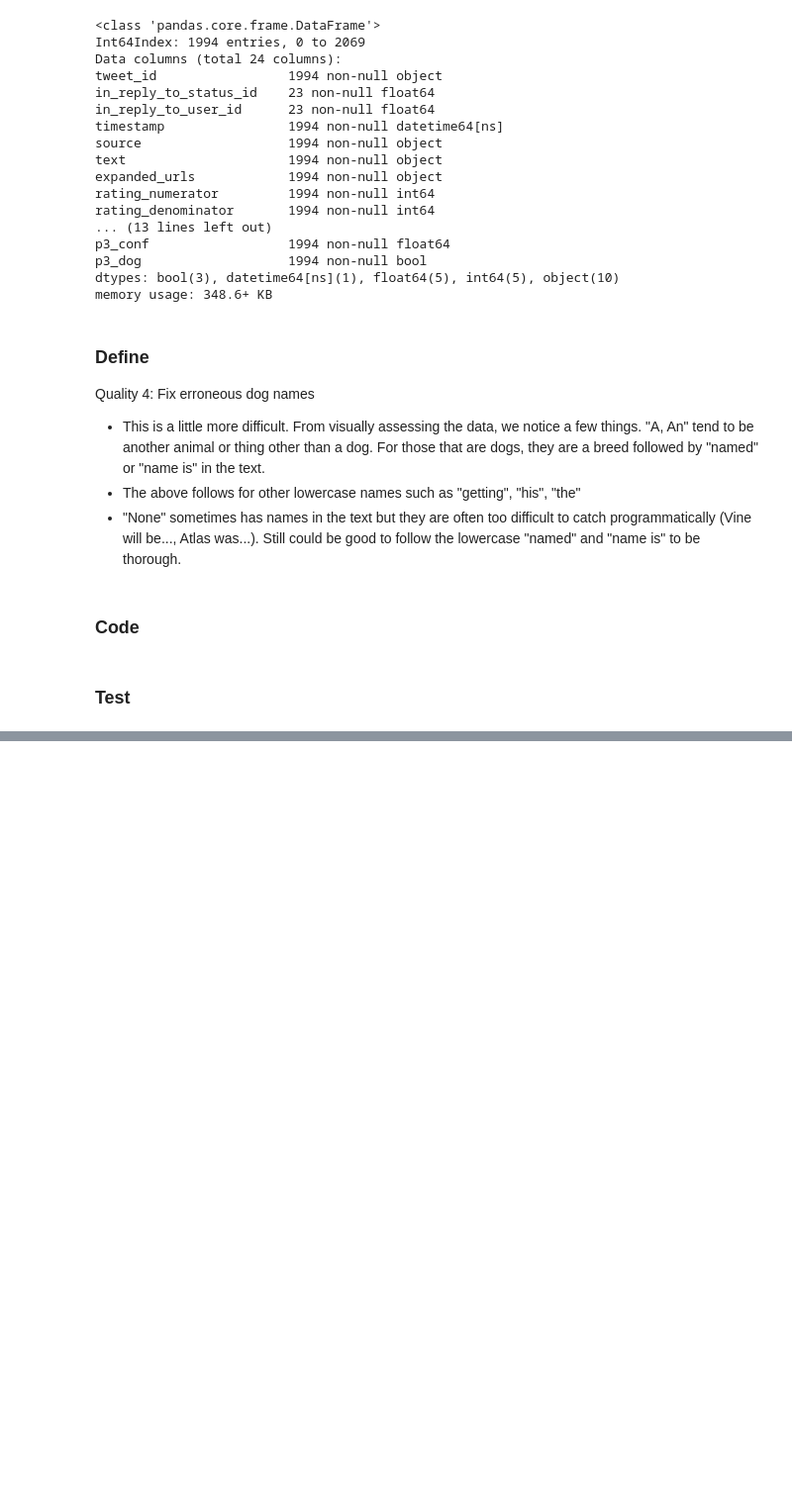
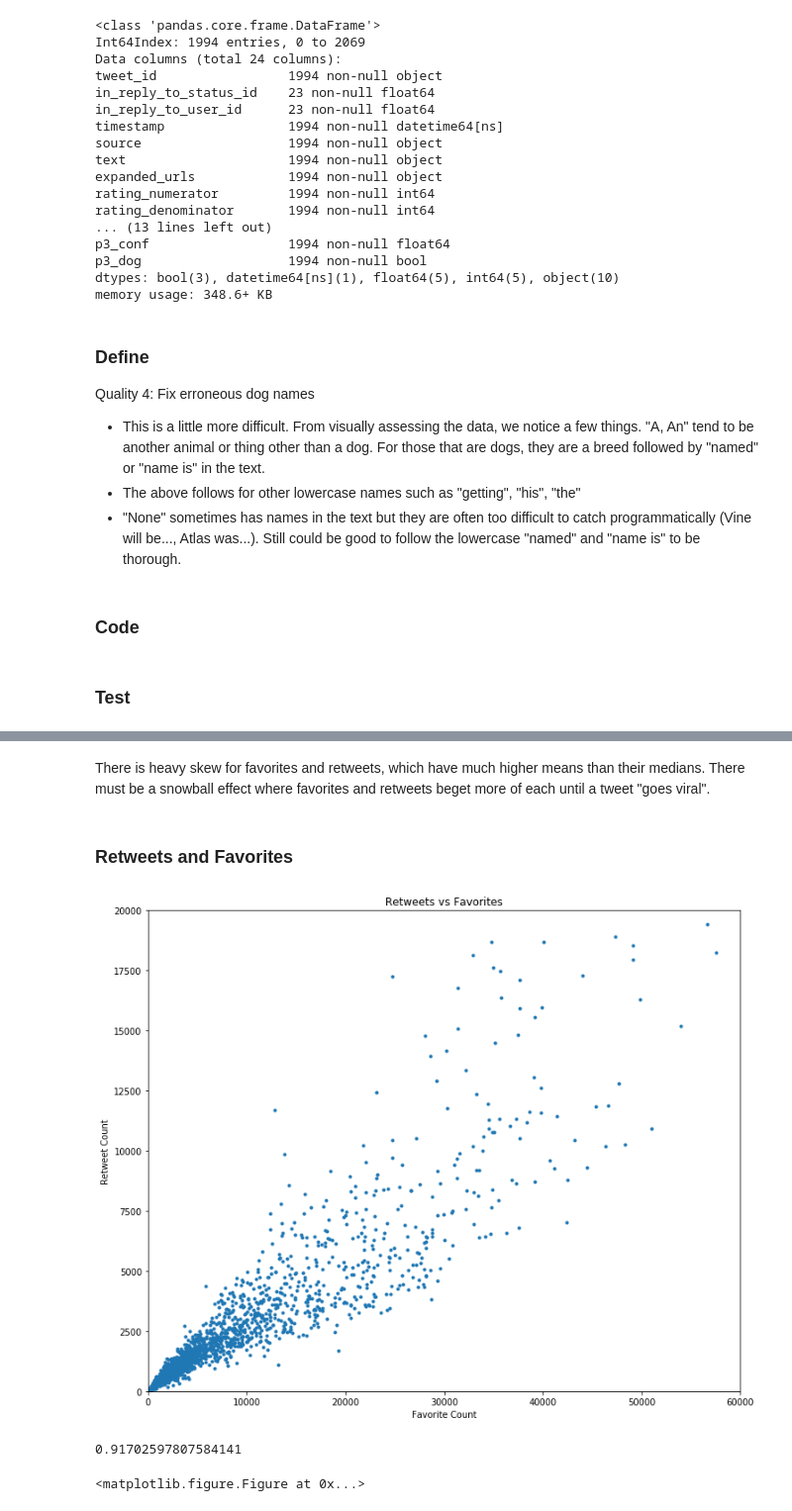
Before and after one commit to jinseilim/Wrangling-Dog-Rating-Data, a Jupyter notebook: wrangle_act.ipynb, the cells around one changed output, grey strips where cells are left out. Shown: that part at 99% size. Cells and saved outputs as stored; diff of their text form; code cells hidden in the pictures; blank space fills up the shorter version.

```diff
--- a/wrangle_act.ipynb
+++ b/wrangle_act.ipynb
@@ -476,0 +504,2 @@ for entry in lowernone_list:
+# %%
+tweet_archive_clean['name'] = tweet_archive_clean['name'].replace('None', np.NaN)
@@ -481,0 +580,12 @@ tweet_archive_clean.loc[(tweet_archive_clean['name'].str.islower())]
+# %%
+# Manually fix the entries. First, let's expand the text column so that we can read the actual rating.
+pd.set_option('display.max_colwidth', -1)
+
+# Temporarily convert tweet_id to int
+tweet_archive_clean.tweet_id = tweet_archive_clean.tweet_id.astype(int)
+
+# Now fix the entries by matching the tweet_id
+tweet_archive_clean.loc[tweet_archive_clean.tweet_id == 883482846933004288, 'rating_numerator'] = 13.5
+tweet_archive_clean.loc[tweet_archive_clean.tweet_id == 786709082849828864, 'rating_numerator'] = 9.75
+tweet_archive_clean.loc[tweet_archive_clean.tweet_id == 778027034220126208, 'rating_numerator'] = 11.27
+tweet_archive_clean.loc[tweet_archive_clean.tweet_id == 680494726643068929, 'rating_numerator'] = 11.26
@@ -481,0 +608,4 @@ tweet_archive_clean.loc[(tweet_archive_clean['name'].str.islower())]
+# %%
+tweet_archive_clean.tweet_id = tweet_archive_clean.tweet_id.astype(str)
+tweet_archive_clean.in_reply_to_status_id = tweet_archive_clean.in_reply_to_status_id.astype(str)
+tweet_archive_clean.in_reply_to_user_id = tweet_archive_clean.in_reply_to_user_id.astype(str)
@@ -481,0 +640,9 @@ tweet_archive_clean.loc[(tweet_archive_clean['name'].str.islower())]
+# %%
+# Make a copy to work off
+df = tweet_archive_clean.copy()
+
+# Set index to timestamps so that dates display correctly
+df.set_index('timestamp', inplace=True)
+
+# Have a summary
+df.describe()
@@ -481,0 +659,19 @@ tweet_archive_clean.loc[(tweet_archive_clean['name'].str.islower())]
+# %% [markdown]
+There is heavy skew for favorites and retweets, which have much higher means than their medians. There must be a snowball effect where favorites and retweets beget more of each until a tweet "goes viral".
+# %% [markdown]
+### Retweets and Favorites
+# %%
+# Make a correlative plot between retweets and favorites
+plt.figure(1, figsize = (12, 10))
+plt.plot(df.favorite_count, df.retweet_count, marker='o', linestyle='', ms=3)
+plt.title('Retweets vs Favorites')
+plt.xlabel('Favorite Count')
+plt.ylabel('Retweet Count')
+plt.xlim(0,60000)
+plt.ylim(0,20000)
+plt.show()
+np.corrcoef(df.retweet_count, df.favorite_count)[0][1]
+# %% [output]
+[figure, added]
+0.91702597807584141
+<matplotlib.figure.Figure at 0x...>
```
Also changed, not shown: parts of 34 cells of this notebook, 3 other files.
